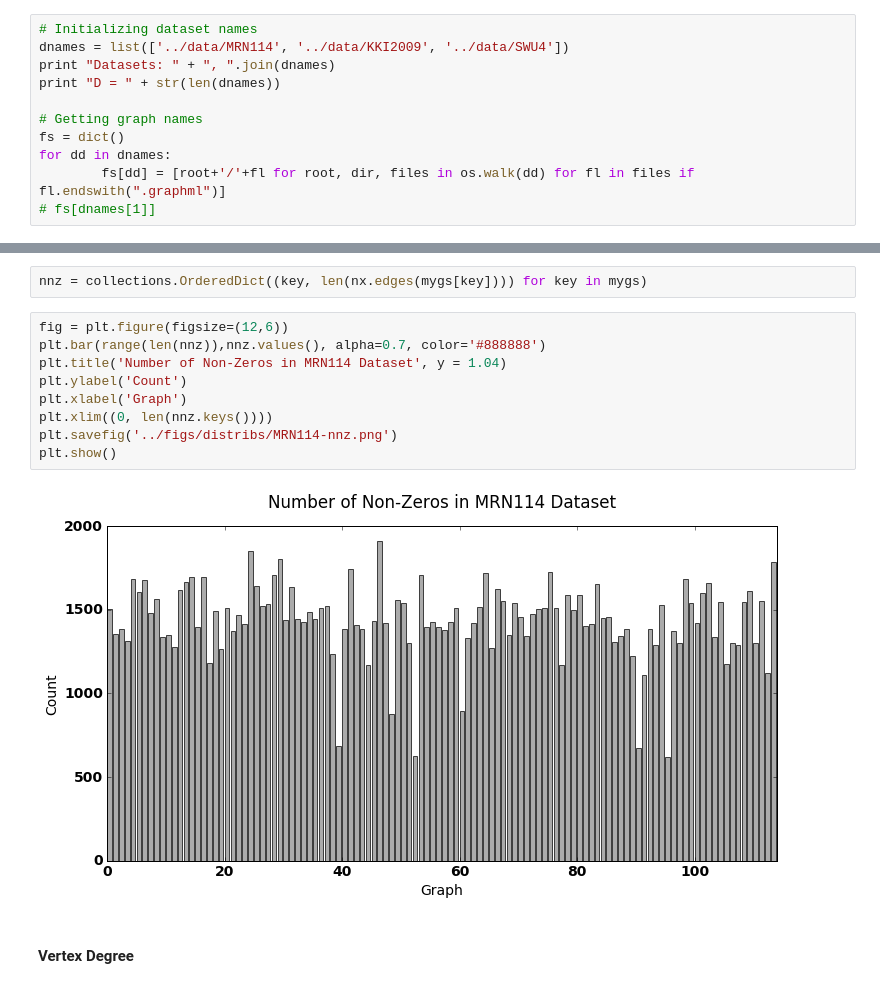
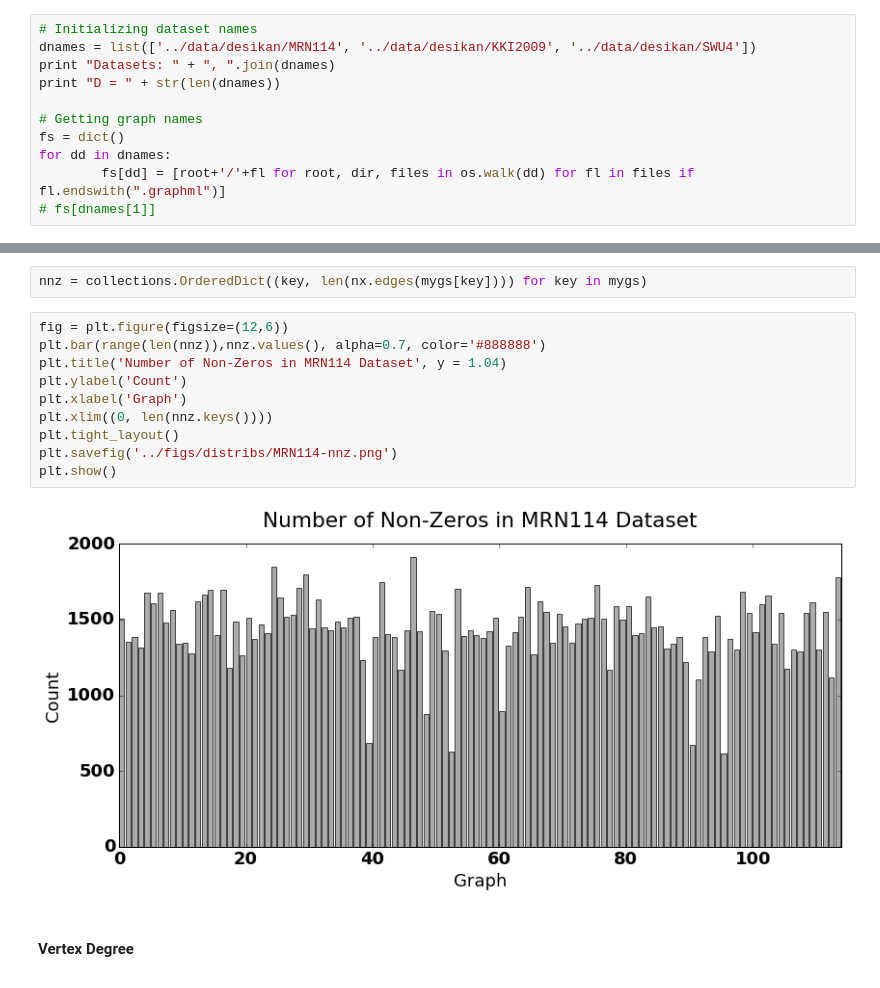
Before and after one commit to Upward-Spiral-Science/TA, a Jupyter notebook: code/extended_exploratory-on-new-datasets.ipynb, the cells around one changed output, grey strips where cells are left out. Cells and saved outputs as stored; diff of their text form.

```diff
--- a/code/extended_exploratory-on-new-datasets.ipynb
+++ b/code/extended_exploratory-on-new-datasets.ipynb
@@ -23,7 +23,7 @@ import matplotlib
 matplotlib.rc('font', **font)
 # %%
 # Initializing dataset names
-dnames = list(['../data/MRN114', '../data/KKI2009', '../data/SWU4'])
+dnames = list(['../data/desikan/MRN114', '../data/desikan/KKI2009', '../data/desikan/SWU4'])
 print "Datasets: " + ", ".join(dnames)
 print "D = " + str(len(dnames))
 
@@ -54,14 +73,15 @@ nnz = collections.OrderedDict((key, len(nx.edges(mygs[key]))) for key in mygs)
 # %%
 fig = plt.figure(figsize=(12,6))
 plt.bar(range(len(nnz)),nnz.values(), alpha=0.7, color='#888888')
 plt.title('Number of Non-Zeros in MRN114 Dataset', y = 1.04)
 plt.ylabel('Count')
 plt.xlabel('Graph')
 plt.xlim((0, len(nnz.keys())))
+plt.tight_layout()
 plt.savefig('../figs/distribs/MRN114-nnz.png')
 plt.show()
 # %% [output]
-[figure, old version]
+[figure, new version]
 # %% [markdown]
 #### Vertex Degree
 # %%
```
Also changed, not shown: parts of 17 cells of this notebook, 23 other files.
